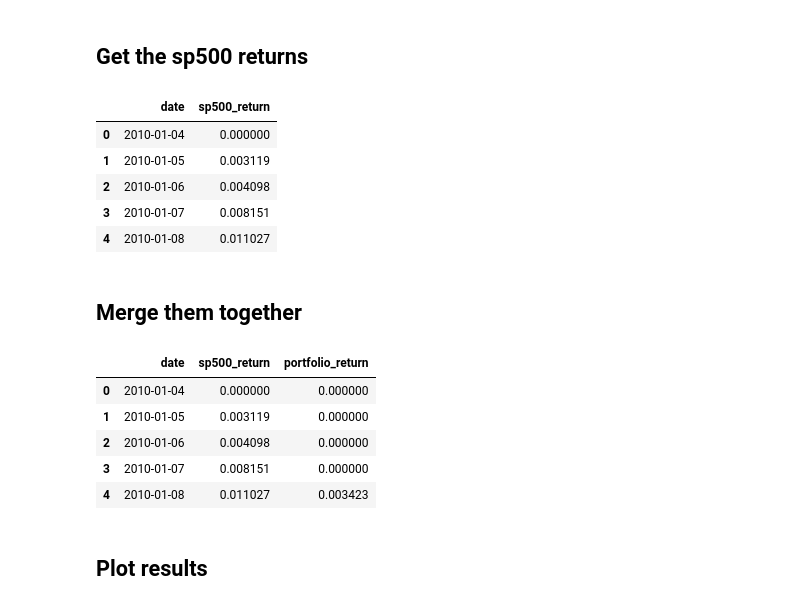
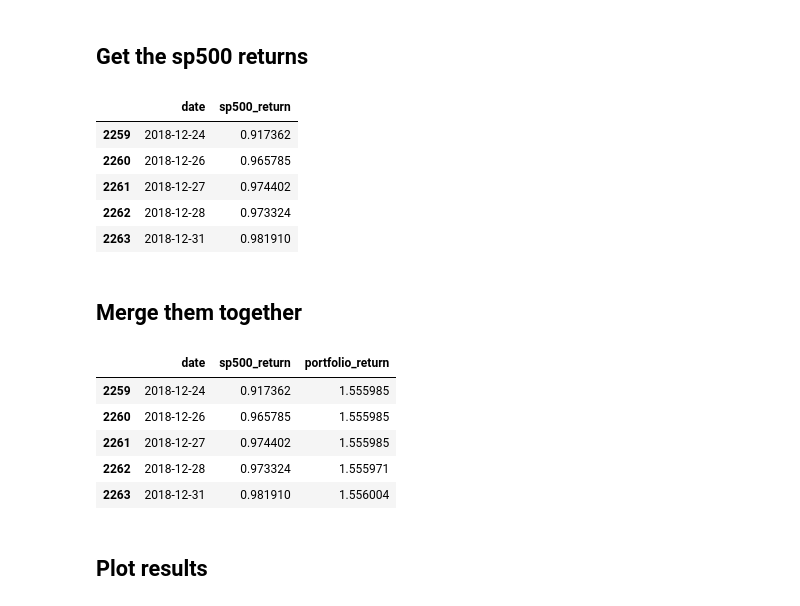
Before and after one commit to HomuraNagato/alphathon2024, a Jupyter notebook: mooncake/visualize_results.ipynb, the cells around one changed output. Saved outputs shown, nothing was run; the diff lists cells and outputs as text; code cells hidden in the pictures.

```diff
--- a/mooncake/visualize_results.ipynb
+++ b/mooncake/visualize_results.ipynb
@@ -10,7 +10,7 @@ import plotly.express as px
 ## Extract the portfolio returns from QuantConnect output
 # %%
 # Parse the JSON data
-with open('data/output/upgraded_apricot_whale_output.json', 'r') as file:
+with open('data/output/focused_violet_output.json', 'r') as file:
     data = json.load(file)
 
 # Extract the values from the nested dictionary
@@ -23,7 +23,9 @@ df = pd.DataFrame({"price": portfolio_value})
 
 df['price']
 df['portfolio_return'] = df['price'].pct_change()
+
 df.at[0, "portfolio_return"] = 0
+df['portfolio_return']
 df['portfolio_return'] = df['portfolio_return'].cumsum()
 
 start_date = "2010-01-01"
@@ -46,28 +48,28 @@ sp500_2.at[0, "logsp500ret"] = 0
 sp500_2 = sp500_2[["date", "logsp500ret"]]
 sp500_2.rename(columns={"logsp500ret": "sp500_return"}, inplace=True)
 sp500_2['sp500_return'] = sp500_2['sp500_return'].cumsum()
-sp500_2.head()
+sp500_2.tail()
 # %% [output]
 |  | date | sp500_return |
-| 0 | 2010-01-04 | 0.000000 |
-| 1 | 2010-01-05 | 0.003119 |
-| 2 | 2010-01-06 | 0.004098 |
-| 3 | 2010-01-07 | 0.008151 |
-| 4 | 2010-01-08 | 0.011027 |
+| 2259 | 2018-12-24 | 0.917362 |
+| 2260 | 2018-12-26 | 0.965785 |
+| 2261 | 2018-12-27 | 0.974402 |
+| 2262 | 2018-12-28 | 0.973324 |
+| 2263 | 2018-12-31 | 0.981910 |
 # %% [markdown]
 ## Merge them together
 # %%
 df['date'] = sp500_2['date']
 df_2 = df.merge(sp500_2, how = 'left', on = 'date')
 df_2 = df_2[["date", "sp500_return", "portfolio_return"]]
-df_2.head()
+df_2.tail()
 # %% [output]
 |  | date | sp500_return | portfolio_return |
-| 0 | 2010-01-04 | 0.000000 | 0.000000 |
-| 1 | 2010-01-05 | 0.003119 | 0.000000 |
-| 2 | 2010-01-06 | 0.004098 | 0.000000 |
-| 3 | 2010-01-07 | 0.008151 | 0.000000 |
-| 4 | 2010-01-08 | 0.011027 | 0.003423 |
+| 2259 | 2018-12-24 | 0.917362 | 1.555985 |
+| 2260 | 2018-12-26 | 0.965785 | 1.555985 |
+| 2261 | 2018-12-27 | 0.974402 | 1.555985 |
+| 2262 | 2018-12-28 | 0.973324 | 1.555971 |
+| 2263 | 2018-12-31 | 0.981910 | 1.556004 |
 # %% [markdown]
 ## Plot results
 # %%
```
Also changed, not shown: parts of 1 cell of this notebook, 2 other files.
